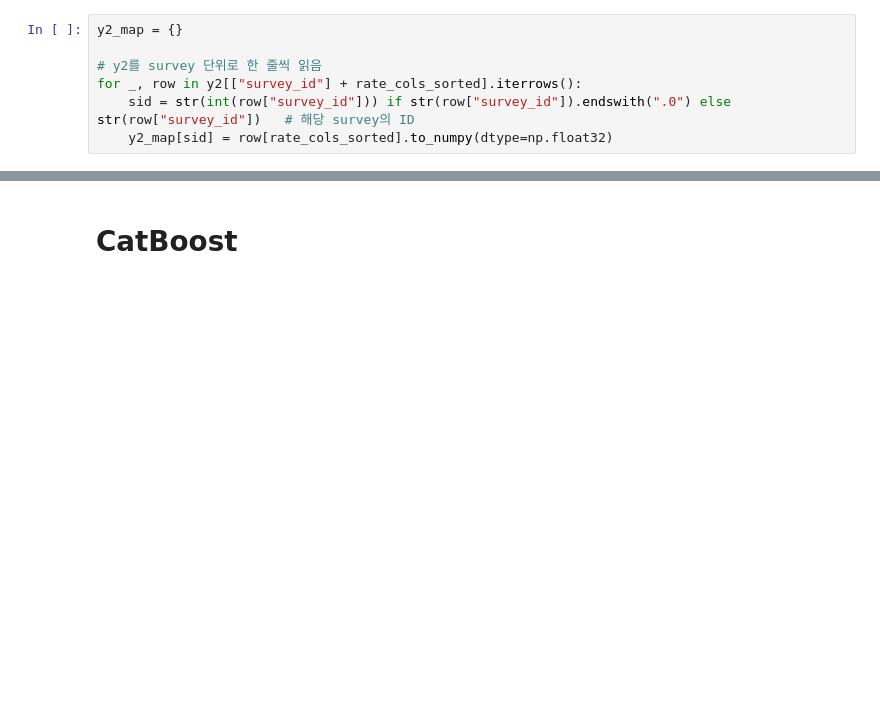
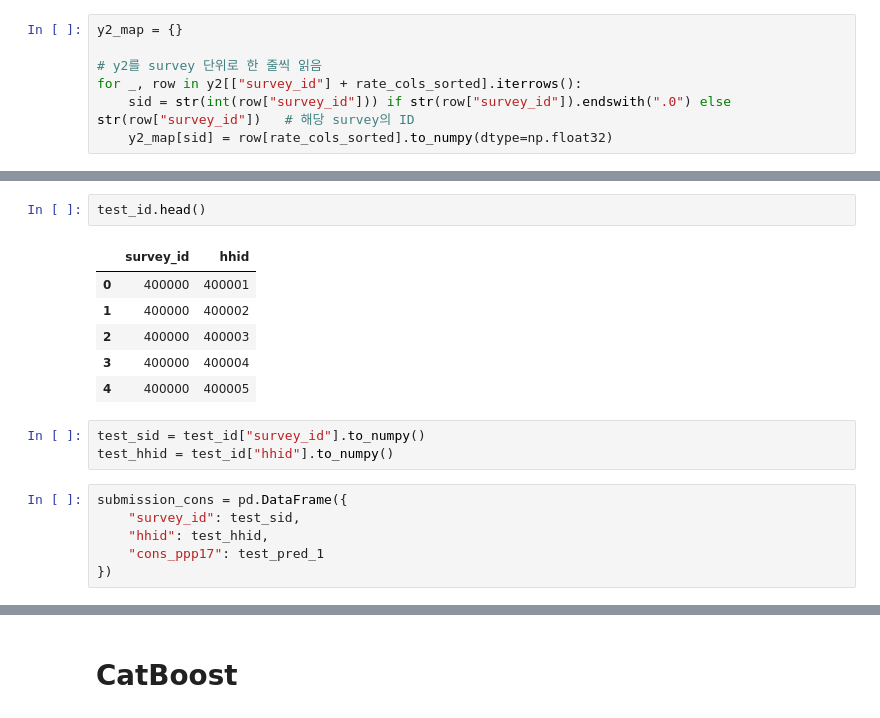
Before and after one commit to yuhui-0611/contest, a Jupyter notebook: Poverty_Prediction_Challenge_model.ipynb, the cells around one changed output, grey strips where cells are left out. Cells and saved outputs as stored; diff of their text form; blank space fills up the shorter version.

```diff
--- a/Poverty_Prediction_Challenge_model.ipynb
+++ b/Poverty_Prediction_Challenge_model.ipynb
@@ -274,0 +374,18 @@ Consumption Error (LGB): 0.3131718933582306
+# %%
+test_id.head()
+# %% [output]
+|  | survey_id | hhid |
+| 0 | 400000 | 400001 |
+| 1 | 400000 | 400002 |
+| 2 | 400000 | 400003 |
+| 3 | 400000 | 400004 |
+| 4 | 400000 | 400005 |
+# %%
+test_sid = test_id["survey_id"].to_numpy()
+test_hhid = test_id["hhid"].to_numpy()
+# %%
+submission_cons = pd.DataFrame({
+    "survey_id": test_sid,
+    "hhid": test_hhid,
+    "cons_ppp17": test_pred_1
+})
```
Also changed, not shown: parts of 21 cells of this notebook.
